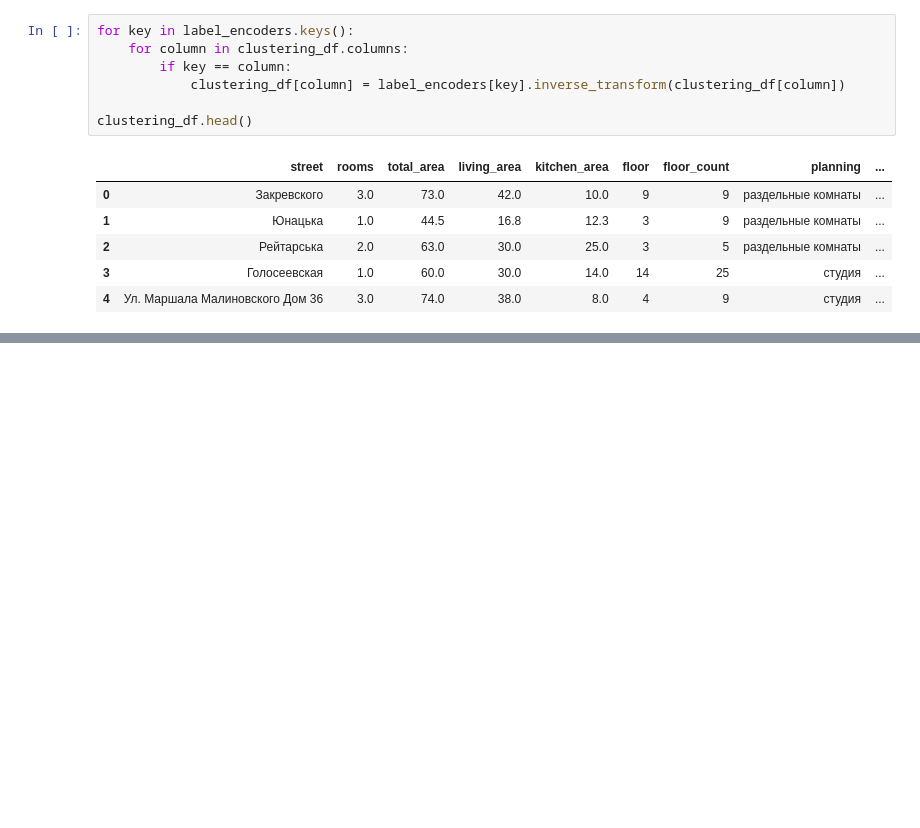
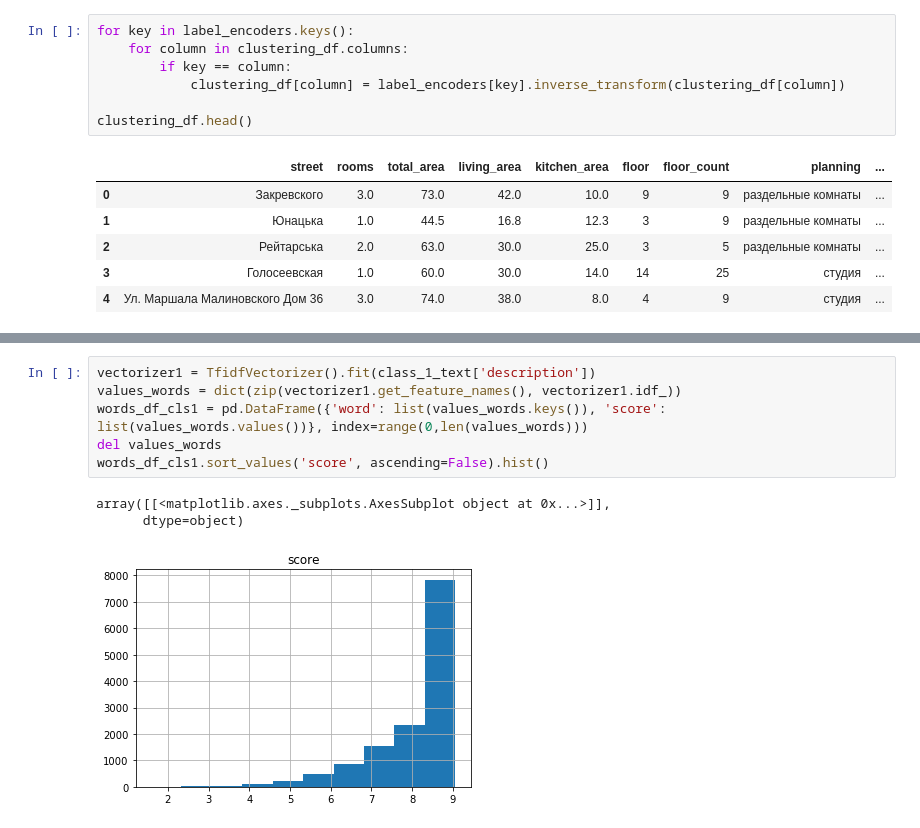
Before and after one commit to witcher346/Data-Science-Notebooks, a Jupyter notebook: Exploring_mesto_ua_dataset.ipynb, the cells around one changed output, grey strips where cells are left out. Drawn from its saved outputs; the diff is of its cells as text; blank space fills up the shorter version.

```diff
--- a/Exploring_mesto_ua_dataset.ipynb
+++ b/Exploring_mesto_ua_dataset.ipynb
@@ -456,0 +562,10 @@ class_1.head(15)
+# %%
+vectorizer1 = TfidfVectorizer().fit(class_1_text['description'])
+values_words = dict(zip(vectorizer1.get_feature_names(), vectorizer1.idf_))
+words_df_cls1 = pd.DataFrame({'word': list(values_words.keys()), 'score': list(values_words.values())}, index=range(0,len(values_words)))
+del values_words
+words_df_cls1.sort_values('score', ascending=False).hist()
+# %% [output]
+array([[<matplotlib.axes._subplots.AxesSubplot object at 0x...>]],
+      dtype=object)
+[figure, added]
```
Also changed, not shown: parts of 18 cells of this notebook.
